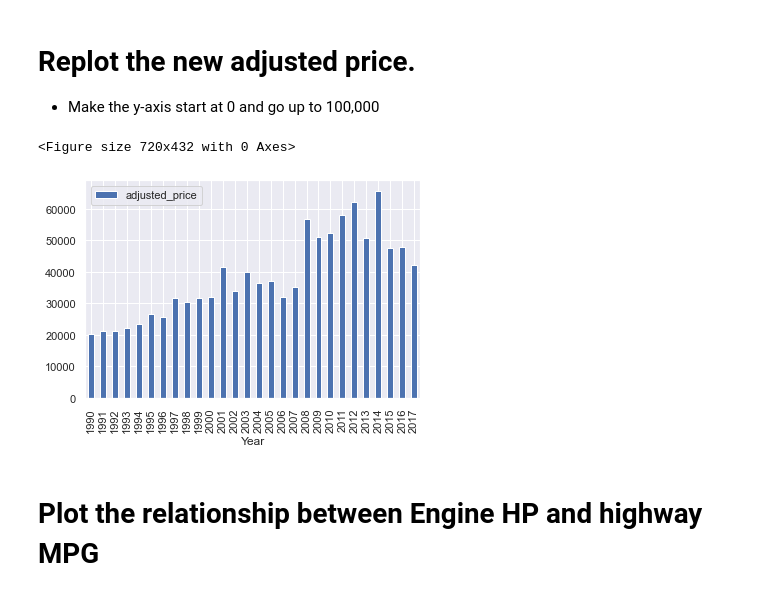
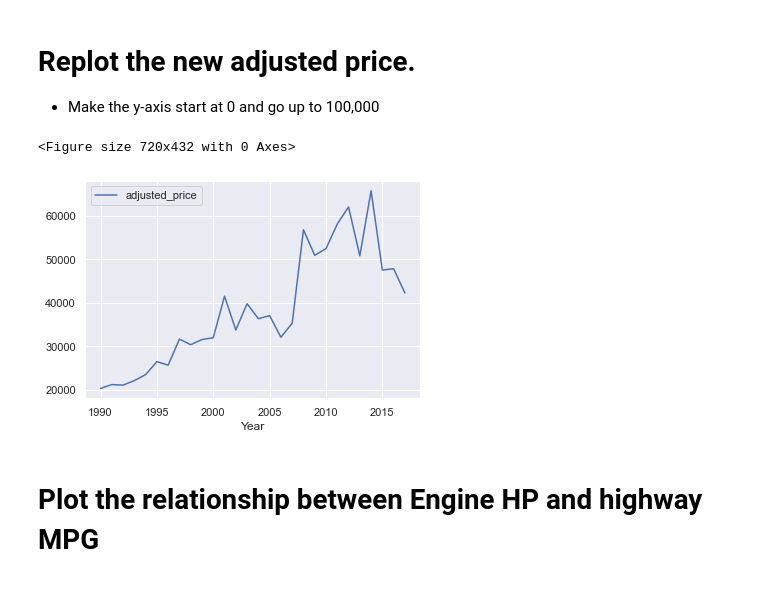
Before and after one commit to Falselysium/my-fork-2023-fall-data-science, a Jupyter notebook: Week-02-Data-Viz-EDA/Exercise-AZ.ipynb, the cells around one changed output. Saved outputs shown, nothing was run; the diff lists cells and outputs as text; code cells hidden in the pictures.

```diff
--- a/Week-02-Data-Viz-EDA/Exercise-AZ.ipynb
+++ b/Week-02-Data-Viz-EDA/Exercise-AZ.ipynb
@@ -145,11 +146,11 @@ newdf['adjusted_price'] = np.where(newdf['Year'] <= 2000, newdf['MSRP']*10, newd
 # %%
 # Plot new prices
 plt.figure(figsize=(10,6))
-newdf.plot.bar(x='Year',y='adjusted_price')
+newdf.plot.line(x='Year',y='adjusted_price')
 plt.show()
 # %% [output]
 <Figure size 720x432 with 0 Axes>
-[figure, old version]
+[figure, new version]
 # %% [markdown]
 # Plot the relationship between Engine HP and highway MPG
 # %%
```
Also changed, not shown: parts of 5 cells of this notebook.
